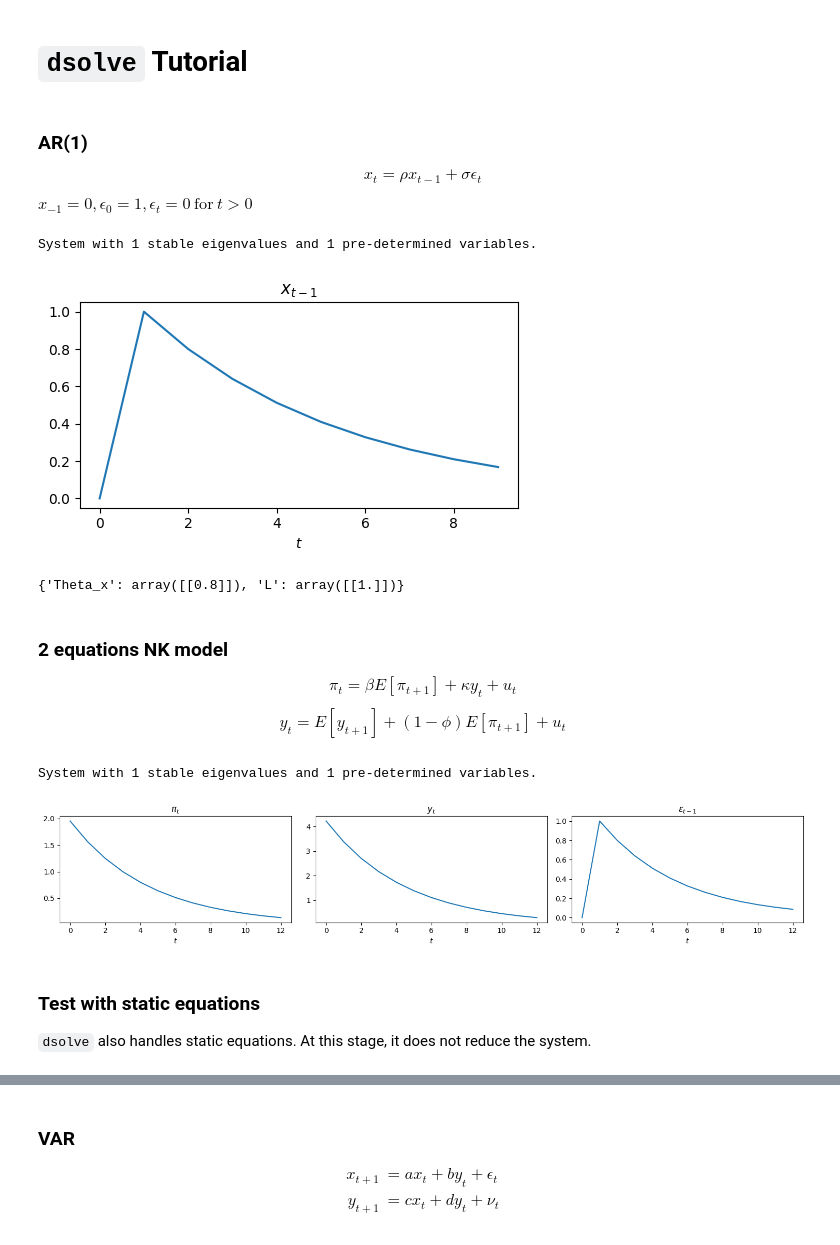
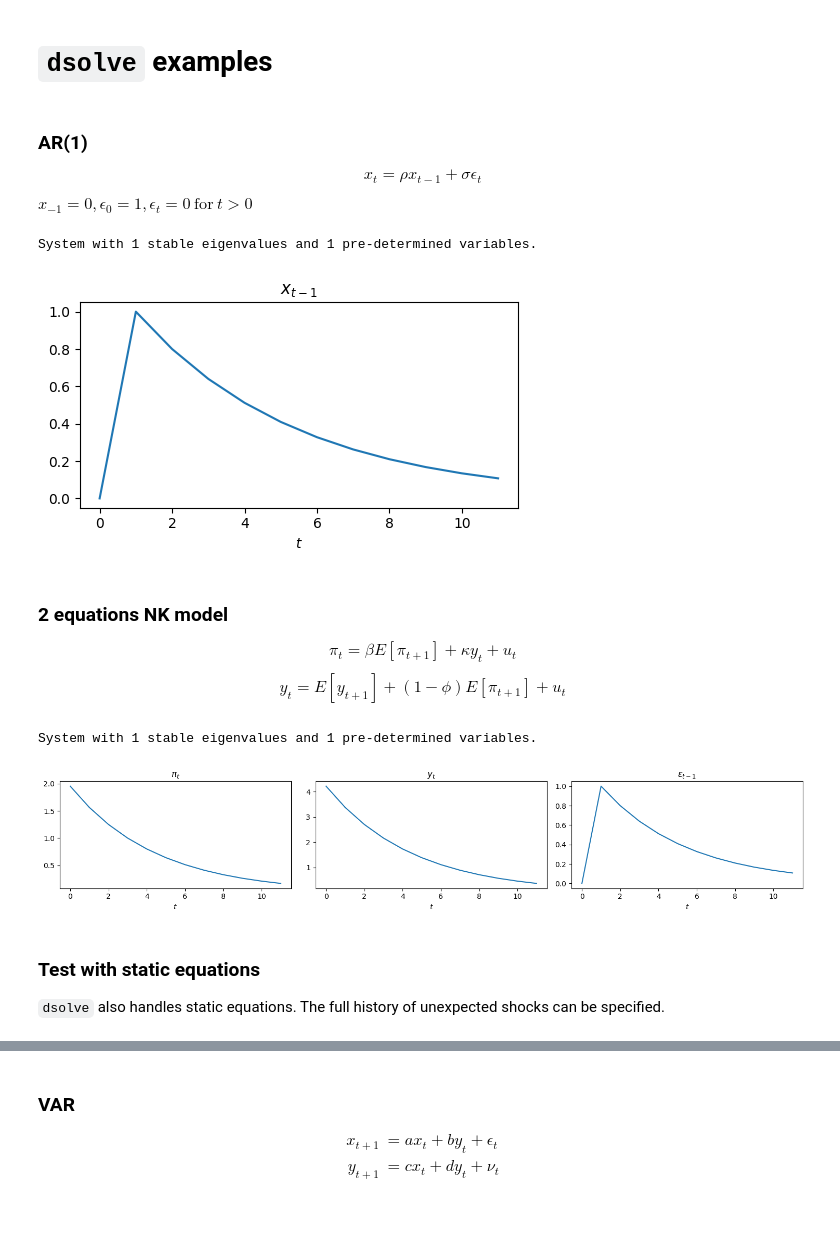
Before and after one commit to marcdelabarrera/dsolve, a Jupyter notebook: notebooks/dsolve_tutorial.ipynb, the cells around one changed output, grey strips where cells are left out. Saved outputs shown, nothing was run; the diff lists cells and outputs as text; code cells hidden in the pictures.

Commit message:
clean tutorial

```diff
--- a/notebooks/dsolve_tutorial.ipynb
+++ b/notebooks/dsolve_tutorial.ipynb
@@ -1,2 +1,2 @@
 # %% [markdown]
-# `dsolve` Tutorial
+# `dsolve` examples
@@ -15,17 +11,13 @@ $x_{-1}=0, \epsilon_0=1, \epsilon_t=0\ \text{for}\ t>0$
 # %%
 eq = ['x_{t}=\rho*x_{t-1}+\sigma*eps_{t}']  # define the law of motion of x_t
 calibration = {'\rho':0.8,'\sigma':1}      # give numerical values to parameters.
 system = Klein(eq, x='x_{t-1}', z='eps_{t}', calibration=calibration)
 system.system_solution
-mit_shock = system.simulate(x0 = 0, z = {'eps_{t}':np.array([1,0,0,0,0,0,0,0,0,0])})
+mit_shock = system.simulate(x0 = 0, z = {'eps_{t}':1}, T=12)
 mit_shock.plot('x_{t-1}')
 # %% [output]
 System with 1 stable eigenvalues and 1 pre-determined variables.
-[figure, old version]
+[figure, new version]
-# %%
-system.system_solution
-# %% [output]
-{'Theta_x': array([[0.8]]), 'L': array([[1.]])}
 # %% [markdown]
 ### 2 equations NK model
 
@@ -39,15 +31,15 @@ eq=[
 ]
 calibration = {'\beta':0.98,'\kappa':0.1,'\phi':1.1,'\rho_v':0.8}
 system = Klein(eq, x='\epsilon_{t-1}', p='\pi_{t},y_{t}', z='v_{t},u_{t}', calibration=calibration)
-mit_shock = system.simulate(x0=0, z = {'v_{t}':np.array([1,0,0,0,0,0,0,0,0,0,0,0,0])})
+mit_shock = system.simulate(x0=0, z = {'v_{t}':1}, T=12)
 mit_shock .plot('\pi_{t}, y_t, \epsilon_{t-1}')
 # %% [output]
 System with 1 stable eigenvalues and 1 pre-determined variables.
-[figure, old version]
+[figure, new version]
 # %% [markdown]
 ### Test with static equations
 
-`dsolve` also handles static equations. At this stage, it does not reduce the system.
+`dsolve` also handles static equations. The full history of unexpected shocks can be specified.
 # %%
 eq=[
     'x_{t}=b*Ex_{t+1}+kappa*y_{t}',
```
Also changed, not shown: parts of 4 cells of this notebook, 1 other file.
